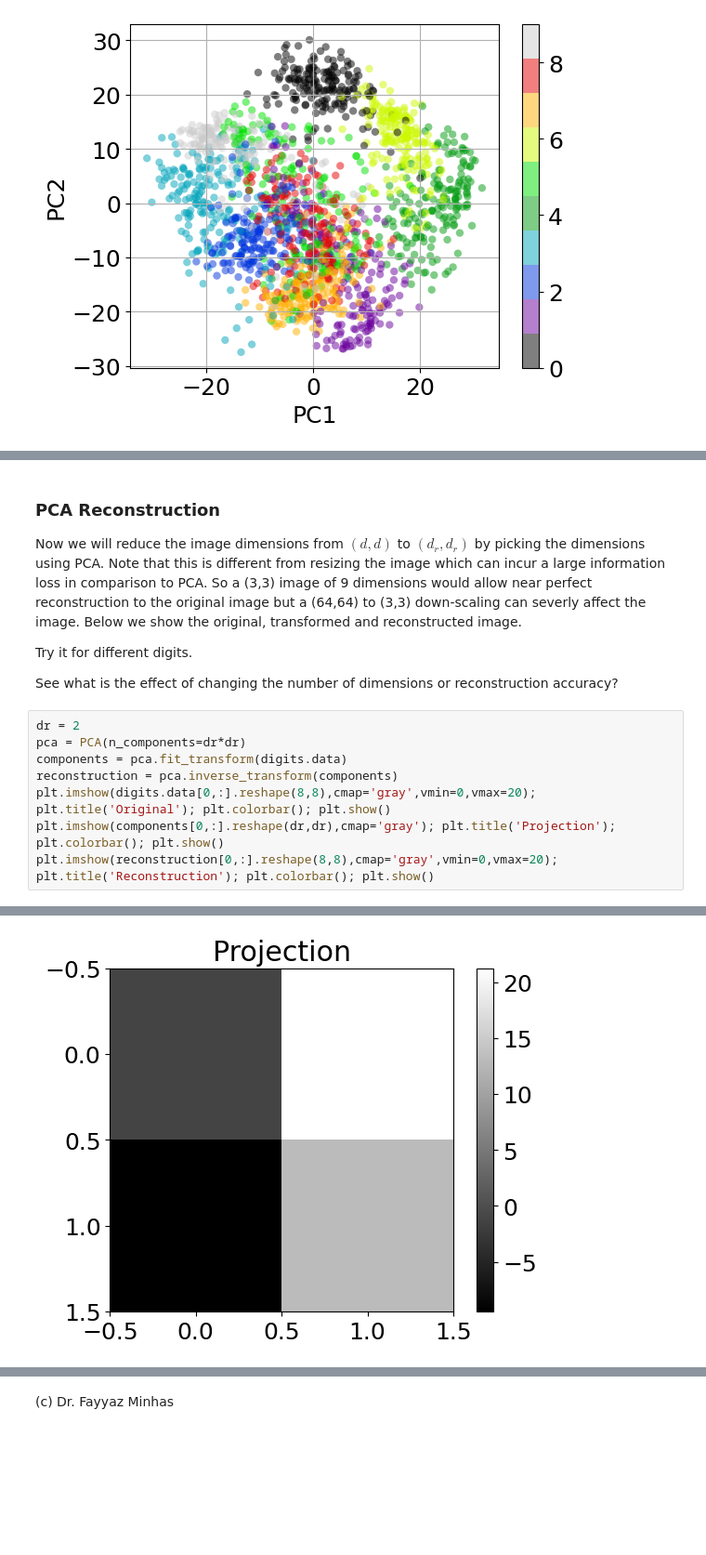
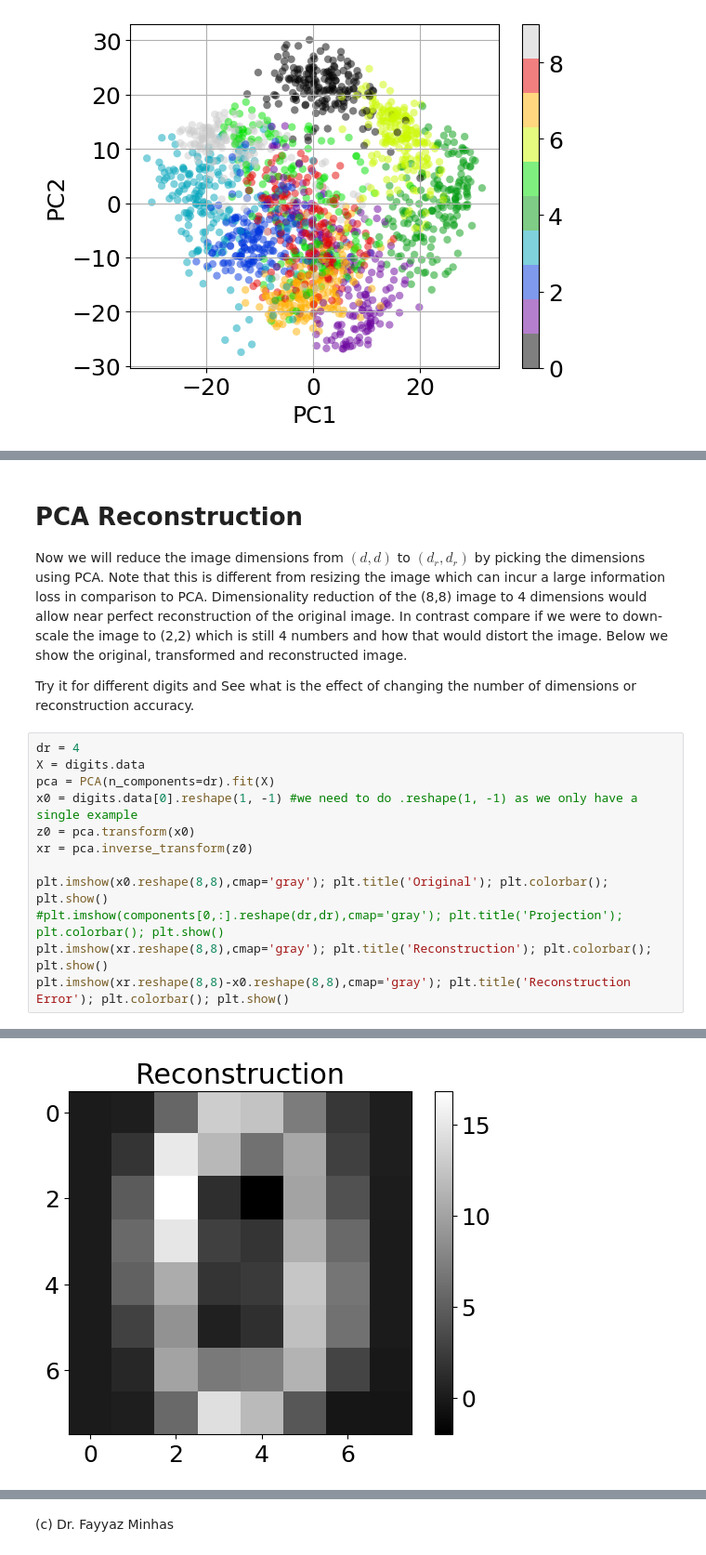
Before and after one commit to foxtrotmike/PCA-Tutorial, a Jupyter notebook: pca-lagrange.ipynb, the cells around one changed output, grey strips where cells are left out. Shown at 93% size. Drawn from its saved outputs; the diff is of its cells as text; blank space fills up the shorter version.

```diff
--- a/pca-lagrange.ipynb
+++ b/pca-lagrange.ipynb
@@ -706,17 +710,19 @@ plt.imshow(pca64.components_[-1,:].reshape(8,8),cmap='gray'); plt.title('Last PC
 [figure]
 # %% [markdown]
-### PCA Reconstruction
-Now we will reduce the image dimensions from $(d,d)$ to $(d_r,d_r)$ by picking the dimensions using PCA. Note that this is different from resizing the image which can incur a large information loss in comparison to PCA. So a (3,3) image of 9 dimensions would allow near perfect reconstruction to the original image but a (64,64) to (3,3) down-scaling can severly affect the image. Below we show the original, transformed and reconstructed image.
+# PCA Reconstruction
+Now we will reduce the image dimensions from $(d,d)$ to $(d_r,d_r)$ by picking the dimensions using PCA. Note that this is different from resizing the image which can incur a large information loss in comparison to PCA. Dimensionality reduction of the (8,8) image to 4 dimensions would allow near perfect reconstruction of the original image. In contrast compare if we were to down-scale the image to (2,2) which is still 4 numbers and how that would distort the image. Below we show the original, transformed and reconstructed image.
 
-Try it for different digits.
-
-See what is the effect of changing the number of dimensions or reconstruction accuracy?
+Try it for different digits and See what is the effect of changing the number of dimensions or reconstruction accuracy.
 # %%
-dr = 2
-pca = PCA(n_components=dr*dr)
-components = pca.fit_transform(digits.data)
-reconstruction = pca.inverse_transform(components)
-plt.imshow(digits.data[0,:].reshape(8,8),cmap='gray',vmin=0,vmax=20); plt.title('Original'); plt.colorbar(); plt.show()
-plt.imshow(components[0,:].reshape(dr,dr),cmap='gray'); plt.title('Projection'); plt.colorbar(); plt.show()
-plt.imshow(reconstruction[0,:].reshape(8,8),cmap='gray',vmin=0,vmax=20); plt.title('Reconstruction'); plt.colorbar(); plt.show()
+dr = 4
+X = digits.data
+pca = PCA(n_components=dr).fit(X)
+x0 = digits.data[0].reshape(1, -1) #we need to do .reshape(1, -1) as we only have a single example
+z0 = pca.transform(x0)
+xr = pca.inverse_transform(z0)
+
+plt.imshow(x0.reshape(8,8),cmap='gray'); plt.title('Original'); plt.colorbar(); plt.show()
+#plt.imshow(components[0,:].reshape(dr,dr),cmap='gray'); plt.title('Projection'); plt.colorbar(); plt.show()
+plt.imshow(xr.reshape(8,8),cmap='gray'); plt.title('Reconstruction'); plt.colorbar(); plt.show()
+plt.imshow(xr.reshape(8,8)-x0.reshape(8,8),cmap='gray'); plt.title('Reconstruction Error'); plt.colorbar(); plt.show()
 # %% [output]
@@ -724 +730 @@ plt.imshow(reconstruction[0,:].reshape(8,8),cmap='gray',vmin=0,vmax=20); plt.tit
-[figure, old version]
+[figure, new version]
```
Also changed, not shown: parts of 12 cells of this notebook.
